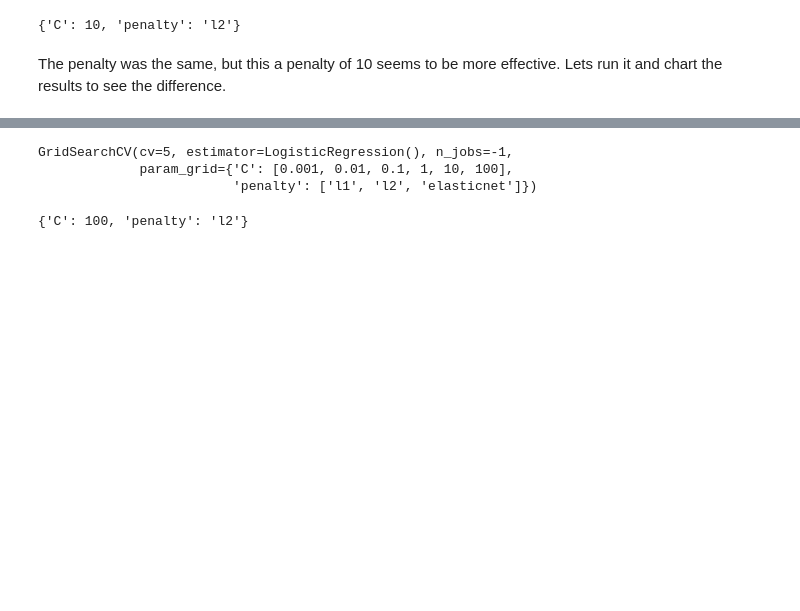
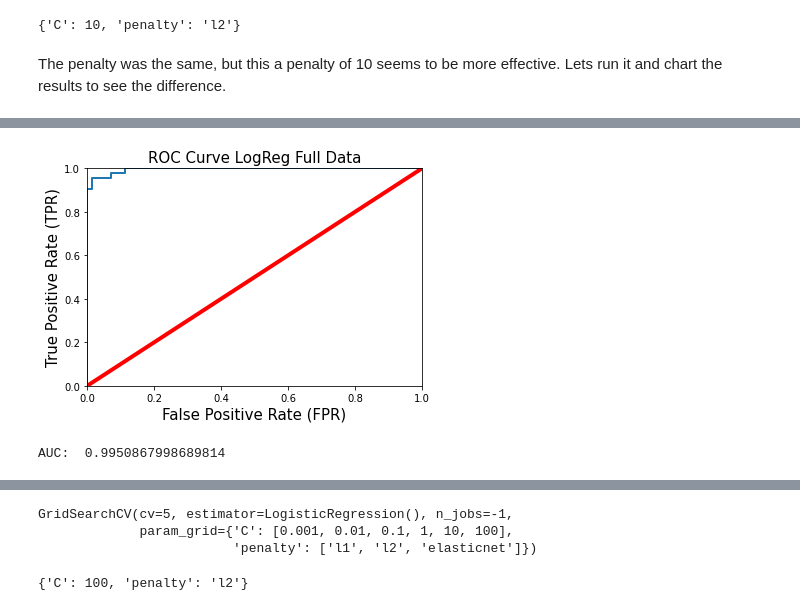
Before and after one commit to dawgtree/CapstoneThreeProject, a Jupyter notebook: Cancer Diagnosis Capstone Project Baseline Model.ipynb, the cells around one changed output, grey strips where cells are left out. Drawn from its saved outputs; the diff is of its cells as text; code cells hidden in the pictures; blank space fills up the shorter version.

```diff
--- a/Cancer Diagnosis Capstone Project Baseline Model.ipynb
+++ b/Cancer Diagnosis Capstone Project Baseline Model.ipynb
@@ -219,0 +225,12 @@ Exact same results, so the penalty level did not make a difference.  The default
+# %%
+#plot the ROC curve
+y_pred_prob_gs_f = lr_gs.predict_proba(X_test_f)[:,1]
+plot_roc_curve(y_test_f,y_pred_prob_gs_f,'ROC Curve LogReg Full Data')
+# %% [output]
+[figure, added]
+# %%
+#Calculate the area under the curve.
+roc_score_gs_f = roc_auc_score(y_test_f, y_pred_prob_gs_f)
+print("AUC: ", roc_score_gs_f)
+# %% [output]
+AUC:  0.9950867998689814
```
Also changed, not shown: parts of 20 cells of this notebook.
